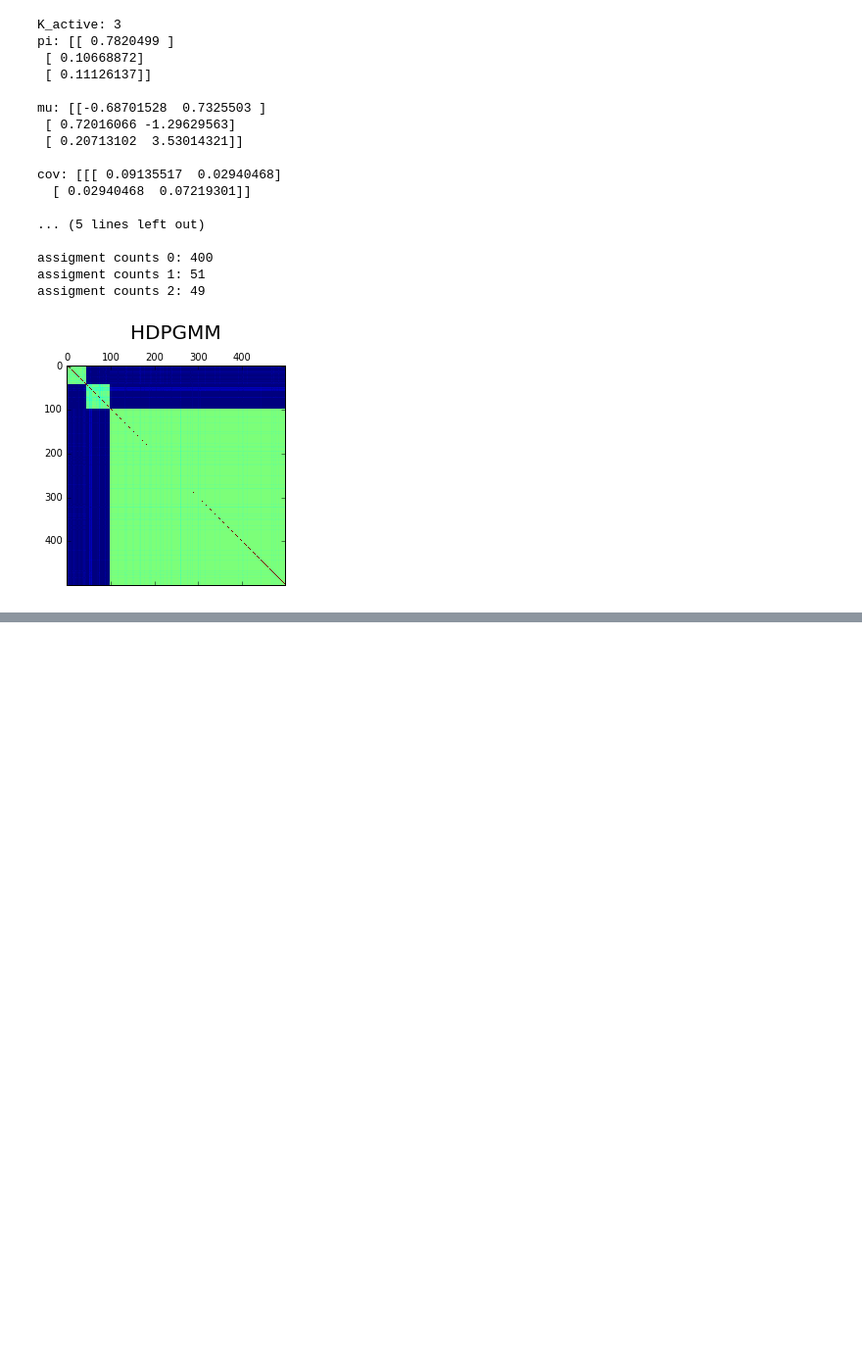
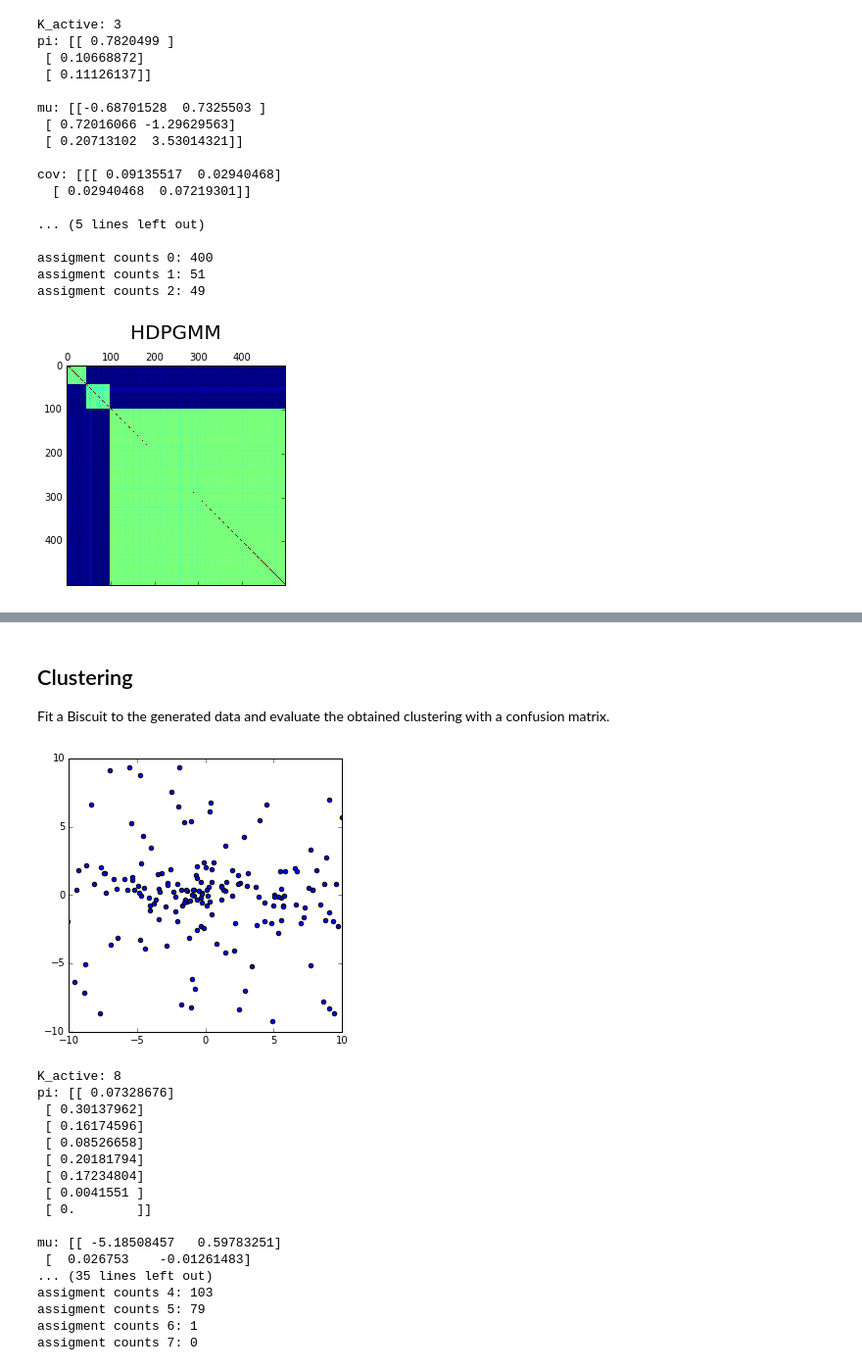
Before and after one commit to pedrofale/Thesis-Code, a Jupyter notebook: notebooks/Experiments.ipynb, the cells around one changed output, grey strips where cells are left out. Shown at 98% size. Drawn from its saved outputs; the diff is of its cells as text; code cells hidden in the pictures; blank space fills up the shorter version.

```diff
--- a/notebooks/Experiments.ipynb
+++ b/notebooks/Experiments.ipynb
@@ -129,0 +189,43 @@ plt.show()
+# %% [markdown]
+## Clustering
+Fit a Biscuit to the generated data and evaluate the obtained clustering with a confusion matrix.
+# %%
+cm = biscuit.fit(X, n_iterations=150, n_burnin=100, return_cm=True)
+# %%
+# Sample from the fitted Biscuit
+X = biscuit.sample(N)
+
+# Plot samples to compare with the original data
+fig = plt.figure(figsize=(5,5))
+plt.scatter(X[:, 0], X[:, 1])
+plt.axis([-10, 10, -10, 10])
+plt.show()
+
+print("K_active: " + str(biscuit.K_active))
+print("pi: " + str(biscuit.pi))
+print("")
+print("mu: " + str(biscuit.mu))
+print("")
+print("cov: " + str(biscuit.cov))
+print("")
+for i in range(biscuit.K_active):
+    print("assigment counts " + str(i) + ": " + str(np.count_nonzero(biscuit.z == i)))
+# %% [output]
+[figure, added]
+K_active: 8
+pi: [[ 0.07328676]
+ [ 0.30137962]
+ [ 0.16174596]
+ [ 0.08526658]
+ [ 0.20181794]
+ [ 0.17234804]
+ [ 0.0041551 ]
+ [ 0.        ]]
+
+mu: [[ -5.18508457   0.59783251]
+ [  0.026753    -0.01261483]
+... (35 lines left out)
+assigment counts 4: 103
+assigment counts 5: 79
+assigment counts 6: 1
+assigment counts 7: 0
```
Also changed, not shown: parts of 10 cells of this notebook.
